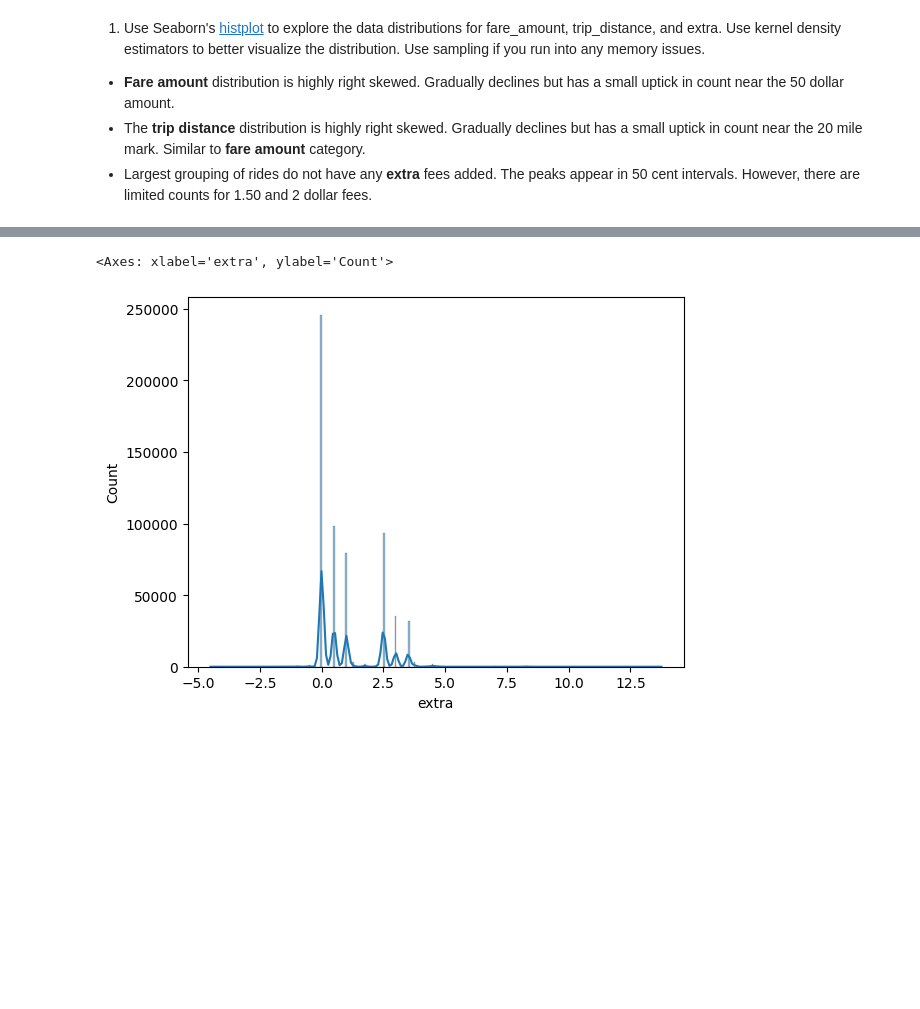
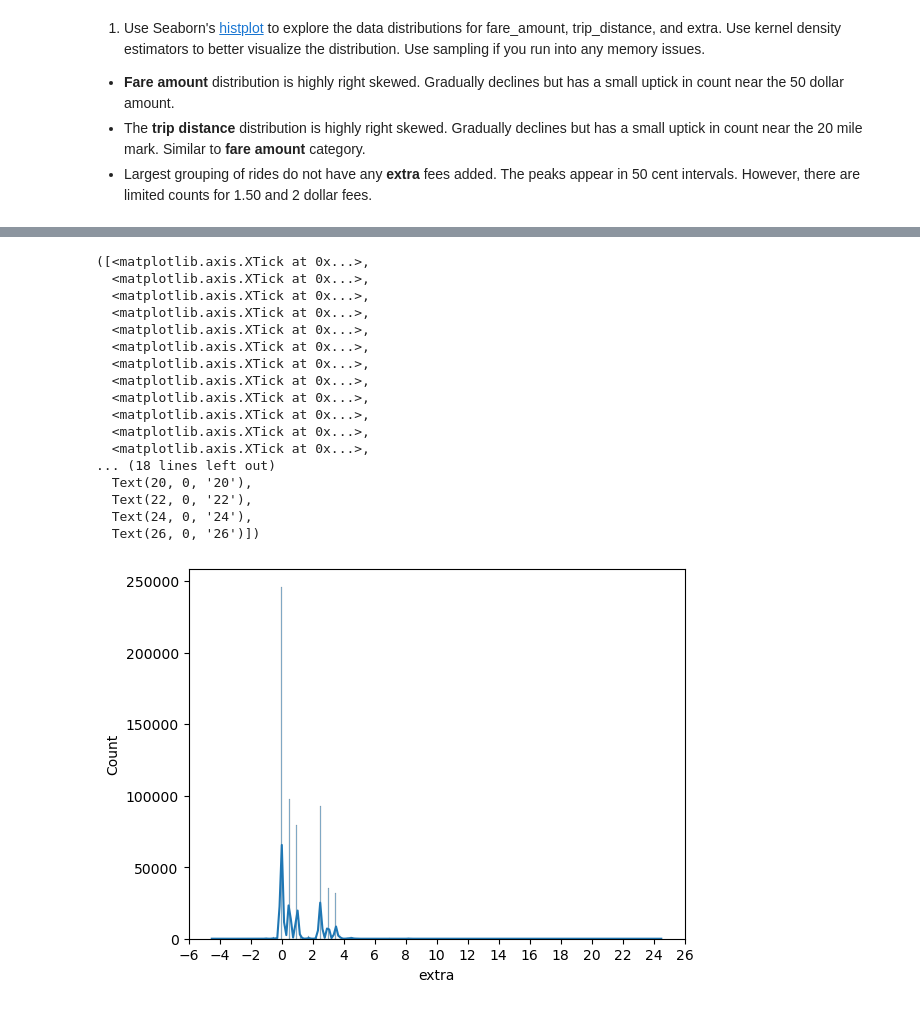
Before and after one commit to dmkimura/mec2-projects, a Jupyter notebook: 16.3.3_Student_MLE_MiniProject_EDA.ipynb, the cells around one changed output, grey strips where cells are left out. Saved outputs shown, nothing was run; the diff lists cells and outputs as text; code cells hidden in the pictures; blank space fills up the shorter version.

```diff
--- a/16.3.3_Student_MLE_MiniProject_EDA.ipynb
+++ b/16.3.3_Student_MLE_MiniProject_EDA.ipynb
@@ -550,10 +577,27 @@ sns.histplot(data=sample_hist, x='trip_distance', kde=True)
 # %%
 # clear previous plot information
 plt.clf()
 
 # create histplot for extra
 sns.histplot(data=sample_hist, x='extra', kde=True)
-plt.xticks
+x_values = [-6,-4,-2,0,2,4,6,8,10,12,14,16,18,20,22,24,26]
+plt.xticks(x_values)
 # %% [output]
-<Axes: xlabel='extra', ylabel='Count'>
+([<matplotlib.axis.XTick at 0x...>,
+  <matplotlib.axis.XTick at 0x...>,
+  <matplotlib.axis.XTick at 0x...>,
+  <matplotlib.axis.XTick at 0x...>,
+  <matplotlib.axis.XTick at 0x...>,
+  <matplotlib.axis.XTick at 0x...>,
+  <matplotlib.axis.XTick at 0x...>,
+  <matplotlib.axis.XTick at 0x...>,
+  <matplotlib.axis.XTick at 0x...>,
+  <matplotlib.axis.XTick at 0x...>,
+  <matplotlib.axis.XTick at 0x...>,
+  <matplotlib.axis.XTick at 0x...>,
+... (18 lines left out)
+  Text(20, 0, '20'),
+  Text(22, 0, '22'),
+  Text(24, 0, '24'),
+  Text(26, 0, '26')])
-[figure, old version]
+[figure, new version]
```
Also changed, not shown: parts of 15 cells of this notebook, 2 other files.
